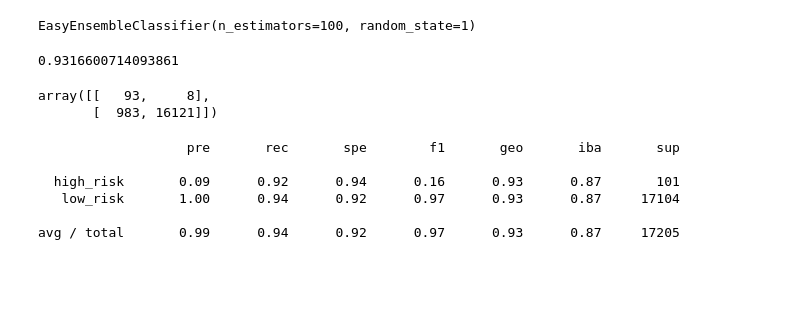
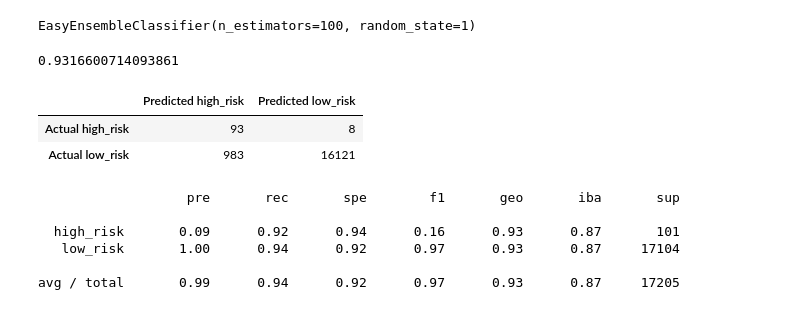
Before and after one commit to pasmi369/Credit_Risk_Analysis, a Jupyter notebook: Module-17-Challenge-Resources/credit_risk_ensemble.ipynb, the cells around one changed output. Drawn from its saved outputs; the diff is of its cells as text; code cells hidden in the pictures; blank space fills up the shorter version.

```diff
--- a/Module-17-Challenge-Resources/credit_risk_ensemble.ipynb
+++ b/Module-17-Challenge-Resources/credit_risk_ensemble.ipynb
@@ -195,12 +200,17 @@ y_predict = ec_model.predict(X_test)
 balanced_accuracy_score(y_test, y_predict)
 # %% [output]
 0.9316600714093861
-# %%
-# Display the confusion matrix
-confusion_matrix(y_test, y_predict)
-# %% [output]
-array([[   93,     8],
-       [  983, 16121]])
+# %%
+# Display the confusion matrix
+cm = confusion_matrix(y_test, y_predict)
+# Create a DataFrame from the confusion matrix.
+cm_df = pd.DataFrame(
+    cm, index=["Actual high_risk", "Actual low_risk"], columns=["Predicted high_risk", "Predicted low_risk"])
+cm_df
+# %% [output]
+|  | Predicted high_risk | Predicted low_risk |
+| Actual high_risk | 93 | 8 |
+| Actual low_risk | 983 | 16121 |
 # %%
 # Print the imbalanced classification report
 print(classification_report_imbalanced(y_test,y_predict))
```
Also changed, not shown: parts of 1 cell of this notebook, 13 other files.
